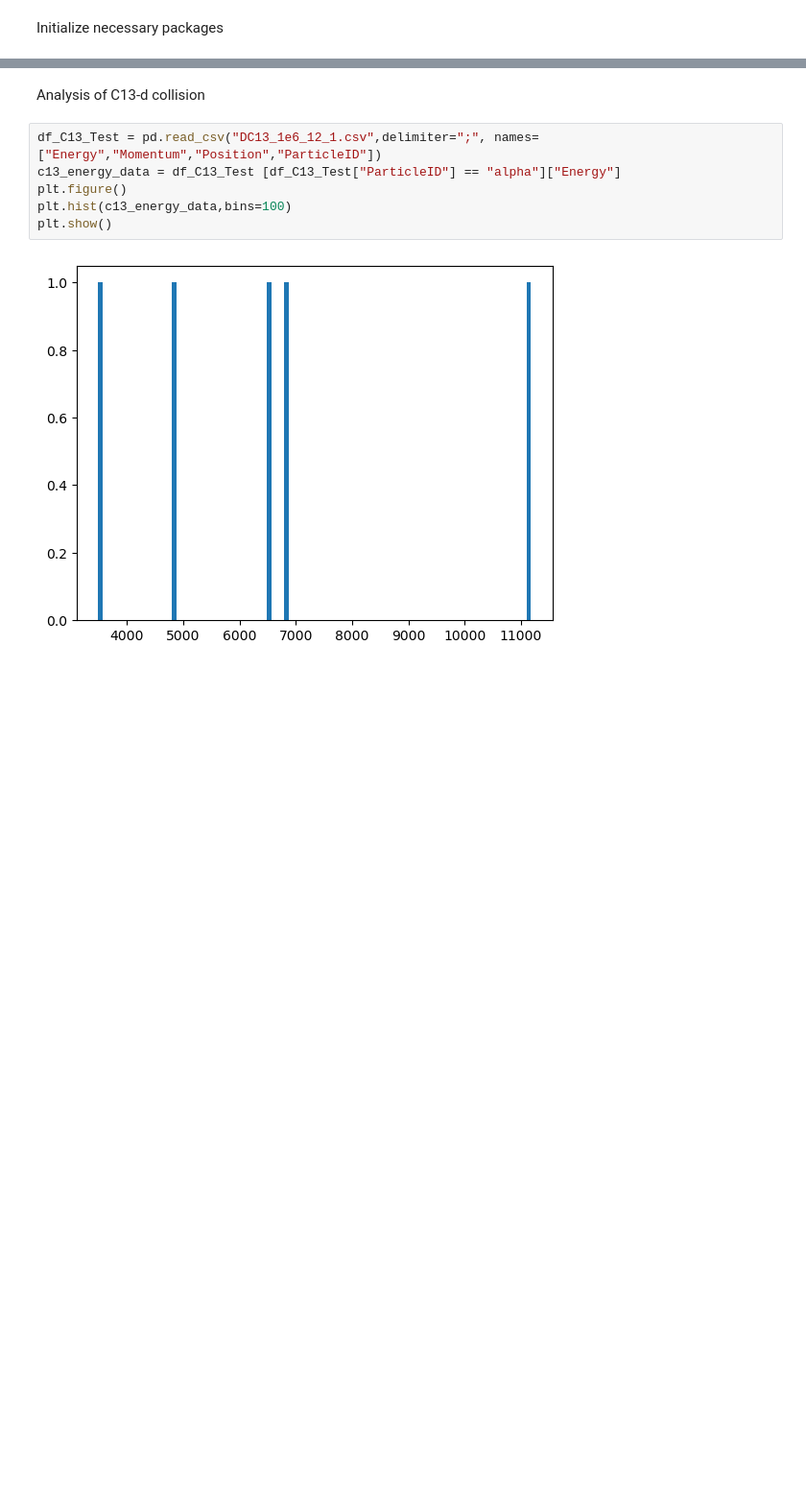
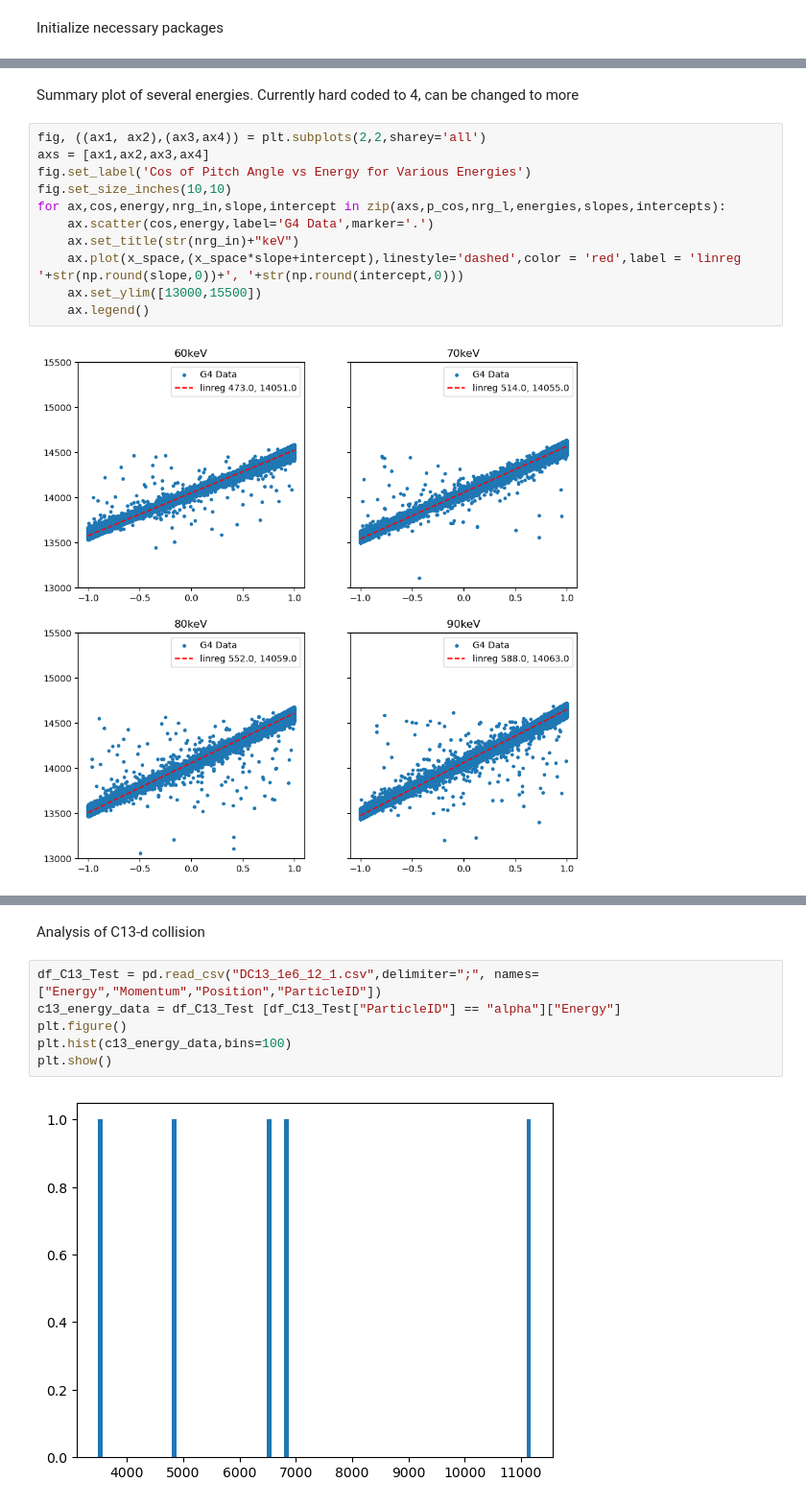
Before and after one commit to SZangi/G4AnalysisCode, a Jupyter notebook: DtTestAnalysis.ipynb, the cells around one changed output, grey strips where cells are left out. Shown: that part at 96% size. Drawn from its saved outputs; the diff is of its cells as text; blank space fills up the shorter version.

```diff
--- a/DtTestAnalysis.ipynb
+++ b/DtTestAnalysis.ipynb
@@ -76,0 +200,15 @@ Text(0.5, 1.0, 'Energies for 0-15 degrees')
+# %% [markdown]
+Summary plot of several energies. Currently hard coded to 4, can be changed to more
+# %%
+fig, ((ax1, ax2),(ax3,ax4)) = plt.subplots(2,2,sharey='all')
+axs = [ax1,ax2,ax3,ax4]
+fig.set_label('Cos of Pitch Angle vs Energy for Various Energies')
+fig.set_size_inches(10,10)
+for ax,cos,energy,nrg_in,slope,intercept in zip(axs,p_cos,nrg_l,energies,slopes,intercepts):
+    ax.scatter(cos,energy,label='G4 Data',marker='.')
+    ax.set_title(str(nrg_in)+"keV")
+    ax.plot(x_space,(x_space*slope+intercept),linestyle='dashed',color = 'red',label = 'linreg '+str(np.round(slope,0))+', '+str(np.round(intercept,0)))
+    ax.set_ylim([13000,15500])
+    ax.legend()
+# %% [output]
+[figure, added]
```
Also changed, not shown: parts of 15 cells of this notebook, 2 other files.
